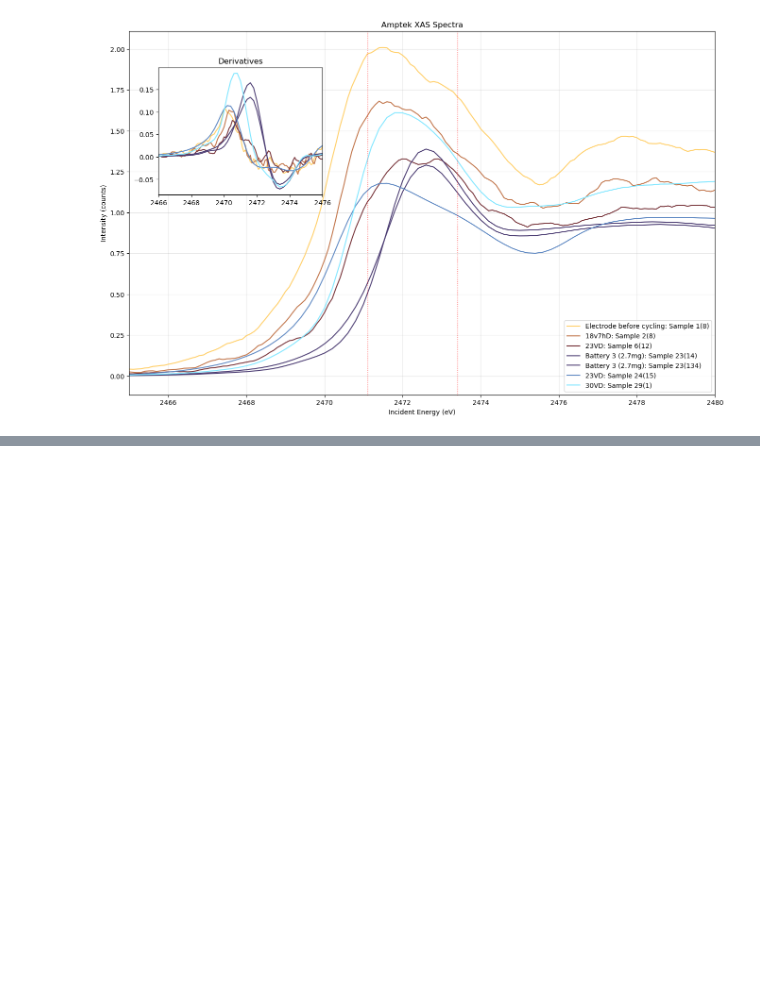
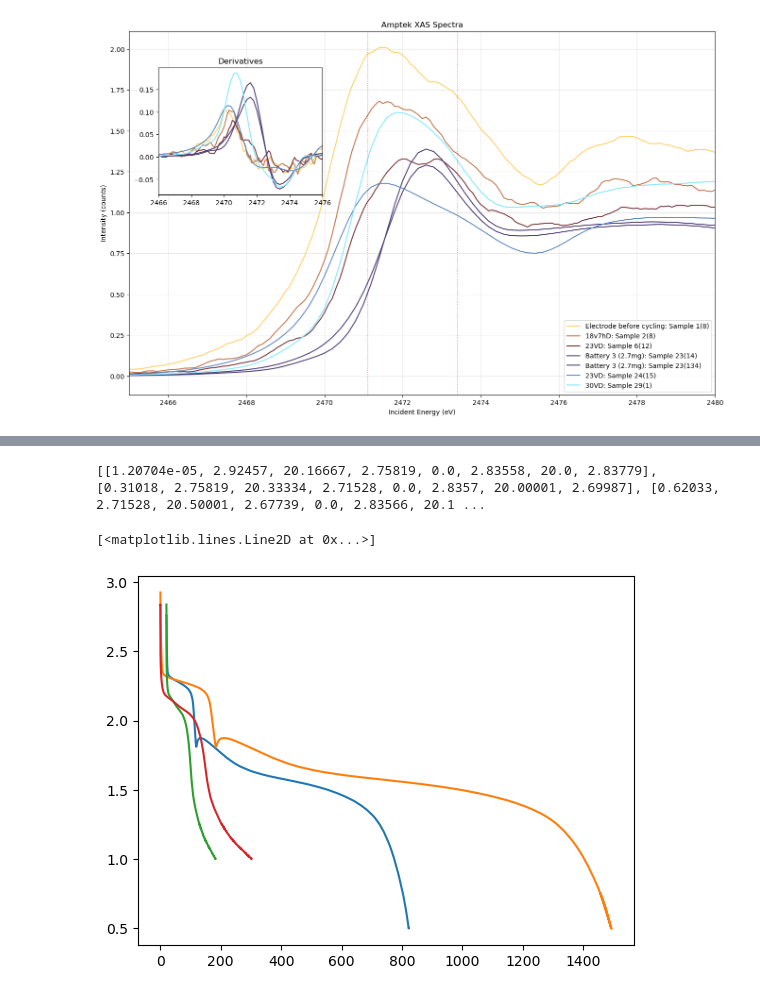
Before and after one commit to avalon1774/Soleil25, a Jupyter notebook: fit XAS edge.ipynb, the cells around one changed output, grey strips where cells are left out. Drawn from its saved outputs; the diff is of its cells as text; code cells hidden in the pictures; blank space fills up the shorter version.

```diff
--- a/fit XAS edge.ipynb
+++ b/fit XAS edge.ipynb
@@ -238,2 +187,0 @@ def fit_N_gaus(N, x, y, plot = True):
-# %%
-fit_N_gaus(2,x,dy,plot = True)#find position of first peak of the frivative
@@ -282,0 +188,34 @@ Correlations (unreported values are < 0.100)
+# %%
+import numpy as np
+import matplotlib.pyplot as plt
+
+rows = []
+with open('/home/ava/Documents/2025/GALAXIES25/in-operando-EC.txt') as f:
+    for i,line in enumerate(f):
+        if i < 4:   continue
+        # split on whitespace, convert to float (or int)
+        row = line.strip().split()
+        row = [float(x) for x in row]  # or int(x)
+        rows.append(row)
+
+print(rows)
+# %% [output]
+[[1.20704e-05, 2.92457, 20.16667, 2.75819, 0.0, 2.83558, 20.0, 2.83779], [0.31018, 2.75819, 20.33334, 2.71528, 0.0, 2.8357, 20.00001, 2.69987], [0.62033, 2.71528, 20.50001, 2.67739, 0.0, 2.83566, 20.1 ...
+# %%
+capacity_3 = [r[0] for r in rows if r]
+voltage_3 = [r[1] for r in rows if r]
+time_3 = [r[2] for r in rows if len(r) > 2]
+voltage2_3 = [r[3] for r in rows if len(r) > 3]
+
+capacity_2 = [r[4] for r in rows if len(r) > 4]
+voltage_2 = [r[5] for r in rows if len(r) > 5]
+time_2 = [r[6] for r in rows if len(r) > 6]
+voltage2_2 = [r[7] for r in rows if len(r) > 7]
+# %%
+plt.plot(time_3, voltage2_3)
+plt.plot(capacity_3, voltage_3)
+plt.plot(time_2, voltage2_2)
+plt.plot(capacity_2, voltage_2)
+# %% [output]
+[<matplotlib.lines.Line2D at 0x...>]
+[figure, added]
```
Also changed, not shown: parts of 2 cells of this notebook, 6 other files.
